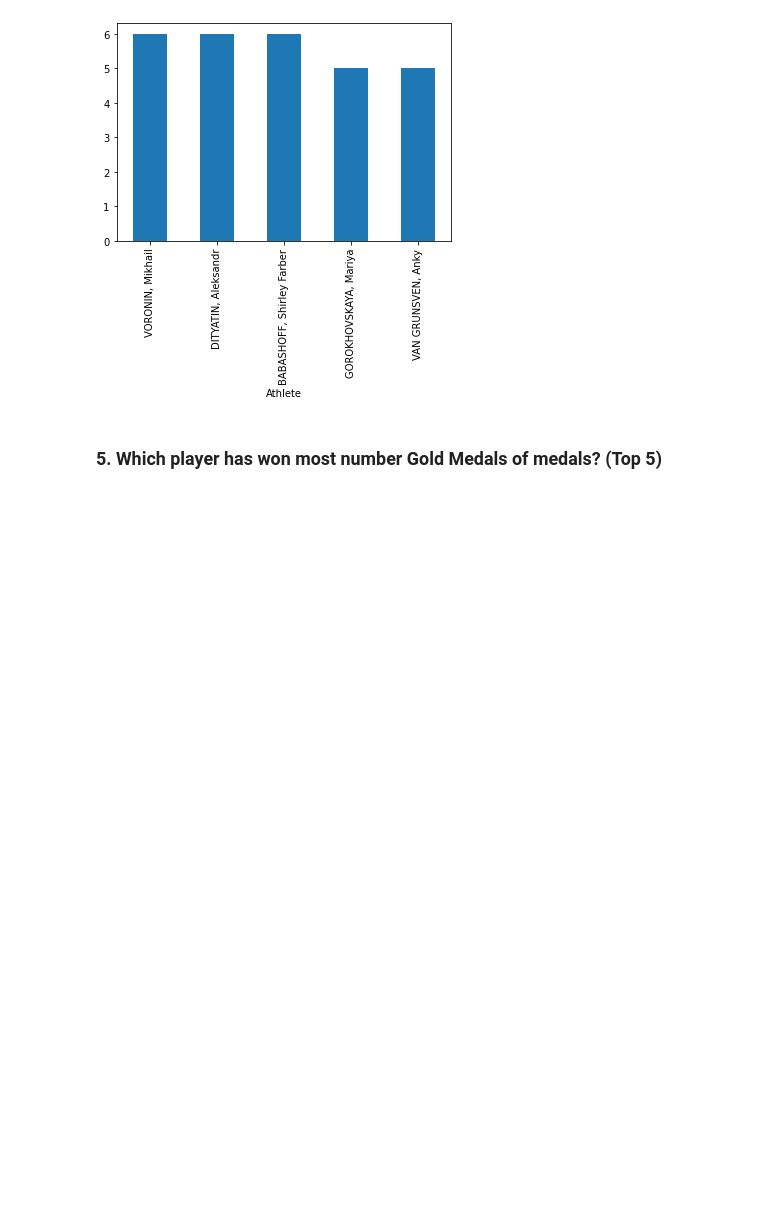
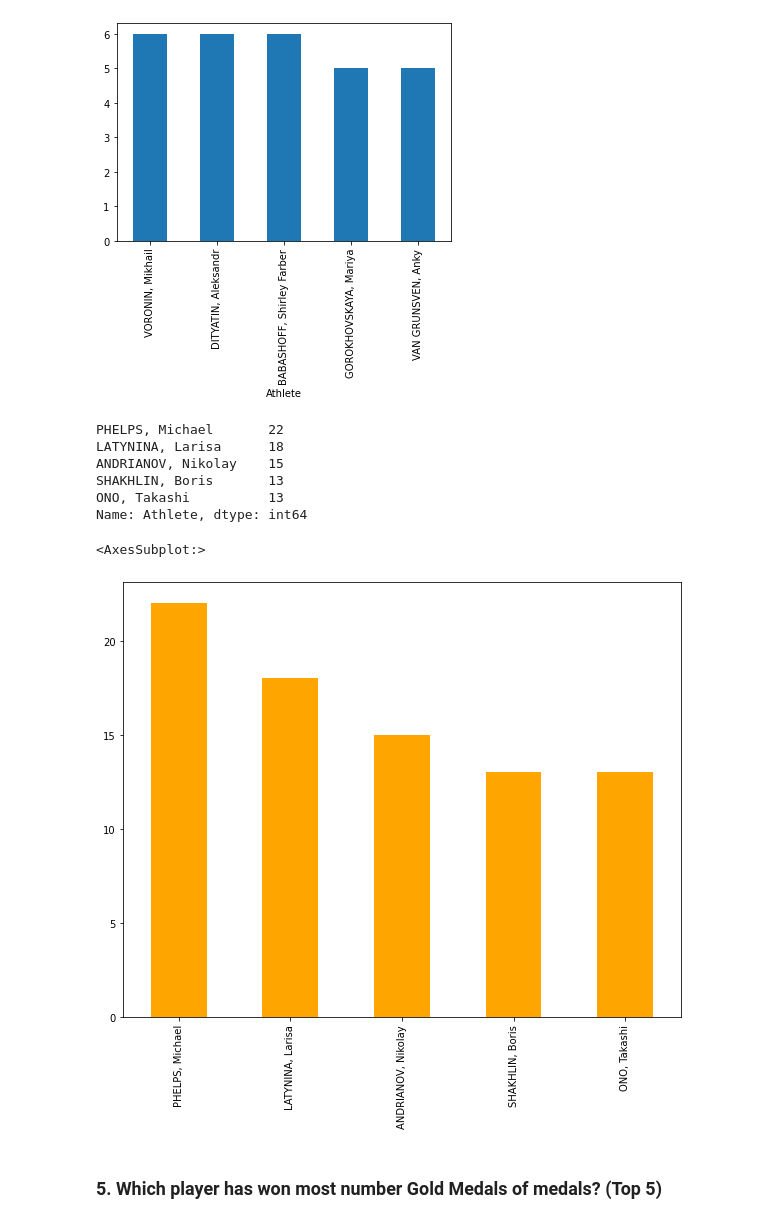
Before and after one commit to vshal5/Summer_Olympics, a Jupyter notebook: summer olympics.ipynb, the cells around one changed output. Cells and saved outputs as stored; diff of their text form; code cells hidden in the pictures; blank space fills up the shorter version.

```diff
--- a/summer olympics.ipynb
+++ b/summer olympics.ipynb
@@ -0,0 +7,3 @@
+# %%
+df=pd.read_csv("Summer Olympics.csv")
+df.head()
@@ -34,6 +50,20 @@ df[df['Medal']==df['Medal'].max()].groupby('Athlete').size().sort_values(ascendi
 # %% [output]
 <AxesSubplot:xlabel='Athlete'>
 [figure]
+# %%
+df["Athlete"].value_counts().head()
+# %% [output]
+PHELPS, Michael       22
+LATYNINA, Larisa      18
+ANDRIANOV, Nikolay    15
+SHAKHLIN, Boris       13
+ONO, Takashi          13
+Name: Athlete, dtype: int64
+# %%
+df["Athlete"].value_counts().head().plot.bar(color='orange',figsize = (10,8))
+# %% [output]
+<AxesSubplot:>
+[figure, added]
 # %% [markdown]
 ### 5. Which player has won most number Gold Medals of medals? (Top 5)
 # %%
```
Also changed, not shown: parts of 4 cells of this notebook.
